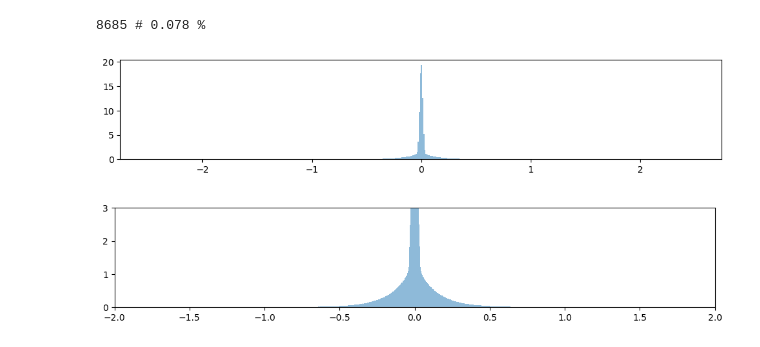
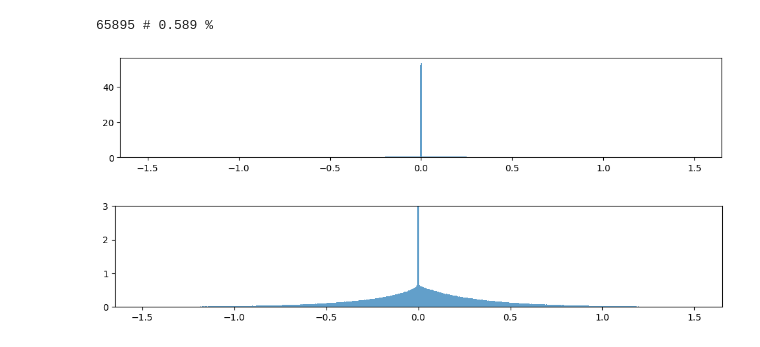
Before and after one commit to HosseinOutward/VUB-ACS-25_Thesis, a Jupyter notebook: experiments/make_basic_rnn_model/make_basic_rnn_model.ipynb, the cells around one changed output. Cells and saved outputs as stored; diff of their text form; code cells hidden in the pictures.

Commit message:
modification to the way the protocol handles outliers but separating them and encoding them as a second data

```diff
--- a/experiments/make_basic_rnn_model/make_basic_rnn_model.ipynb
+++ b/experiments/make_basic_rnn_model/make_basic_rnn_model.ipynb
@@ -18,26 +18,36 @@ warnings.filterwarnings("ignore", message="You defined a `validation_step` but h
 warnings.filterwarnings("ignore", message="Consider setting `persistent_workers=True` in 'train_dataloader'")
 warnings.filterwarnings("ignore", message="The 'val_dataloader' does not have")
 # %%
+from components.broadcast_components.broadcasting_process.WZ_broadcast import dict_to_array, data_prep_function
 import gzip
 import pickle
 y=[]
 side_info_data_ = []
-for i in range(3):
-    path_to_grad = f'../exp_data/single_round_worker_sgd_resnet_raw_grads/corr_res_round_0,epoch_0,batch_{i}.pkl.gz'
-    with gzip.open(path_to_grad, 'rb') as f:
-        y += [pickle.load(f).numpy().astype(np.float32)]
+
+for i in range(4):
+    path_to_file = f'../exp_data/save_grads_per_round/grad_round_{i//2}_worker_{i%2}.pkl.gz'
+    with gzip.open(path_to_file, 'rb') as f:
+        temp = pickle.load(f)
+        y += [dict_to_array(temp).astype(np.float32)]
 y = np.sum(y, axis=0)
 
-y+=np.random.normal(0, np.sqrt(8e-8), len(y), ).astype(np.float32)
+y+=np.random.normal(0, np.sqrt(1e-6), len(y), ).astype(np.float32)
 y_ = y.copy()
 
-importlib.reload(utilities)
-y, side_info_data = utilities.prep_data(y_.copy(), [a.copy() for a in side_info_data_], normalize=True)
+y, side_info_data, norm_fact = data_prep_function(y_.copy(), [a.copy() for a in side_info_data_], outlier_rem=False, normalize=True)
 side_info_variance, noise_variance = utilities.get_data_var(y, side_info_data)
 
-temp = np.abs(y)<2.5
+# y=y[np.abs(y)>0.005*norm_fact]
+# y = (np.abs(y)-0.005*norm_fact)*np.sign(y)
+
+temp = np.abs(y)<1.5
 removed_y = y[~temp]
-y=y[temp]
+y[~temp] = (np.abs(removed_y)-1.5)*np.sign(removed_y)/np.max(np.abs(removed_y))
+# plt.figure(figsize=(12, 2))
+# plt.hist(y, bins=200, density=True, alpha=0.7)
+# plt.hist(removed_y, bins=200, density=True, alpha=0.7)
+# plt.ylim(0,3)
+# plt.show()
 print(sum(1-temp), "#", np.round(sum(1-temp)/len(y)*100, 3), '%')
 
 # ***************************************
@@ -47,28 +57,28 @@ print(sum(1-temp), "#", np.round(sum(1-temp)/len(y)*100, 3), '%')
 # torch.manual_seed(10)
 # np.random.seed(10)
 #
-# temp = np.random.normal(0, np.sqrt(1), 2_000_000, ).astype(np.float32)
-# y_ = temp + np.random.normal(0, np.sqrt(0.01), 2_000_000, ).astype(np.float32)
+# temp = np.random.normal(0, np.sqrt(1), 10_000_000, ).astype(np.float32)
+# y_ = temp + np.random.normal(0, np.sqrt(0.01), 10_000_000, ).astype(np.float32)
 # side_info_data_ = [temp.copy()]
 #
 # importlib.reload(utilities)
-# y, side_info_data = utilities.prep_data(y_.copy(), [a.copy() for a in side_info_data_], normalize=False)
+# y, side_info_data = data_prep_function(y_.copy(), [a.copy() for a in side_info_data_], outlier_rem=True, normalize=False)[:2]
 # side_info_variance, noise_variance = utilities.get_data_var(y, side_info_data)
 # %% [output]
-8685 # 0.078 %
+65895 # 0.589 %
 # %%
 for i in range(2):
     plt.figure(figsize=(12, 2))
-    plt.hist(y, density=True, alpha=0.5, bins=500*(i*2+1))
+    plt.hist(y, alpha=0.7, bins=500*(i+1), density=True)
     if len(side_info_data):
-        plt.hist(side_info_data[0], 500, density=True, alpha=0.2)
+        plt.hist(side_info_data[0], bins=500, alpha=0.7, density=True)
     if i==1:
         plt.ylim(0,3)
-        plt.xlim(-2,2)
+        # plt.xlim(-2,2)
     plt.show()
 # %% [output]
-[figure, old version]
+[figure, new version]
-[figure, old version]
+[figure, new version]
 # %%
 importlib.reload(components.broadcast_components.WZ_models.wz_quant_ANN)
 importlib.reload(components.broadcast_components.WZ_models.wz_quant_RNN)
```
Also changed, not shown: parts of 5 cells of this notebook, 8 other files.
